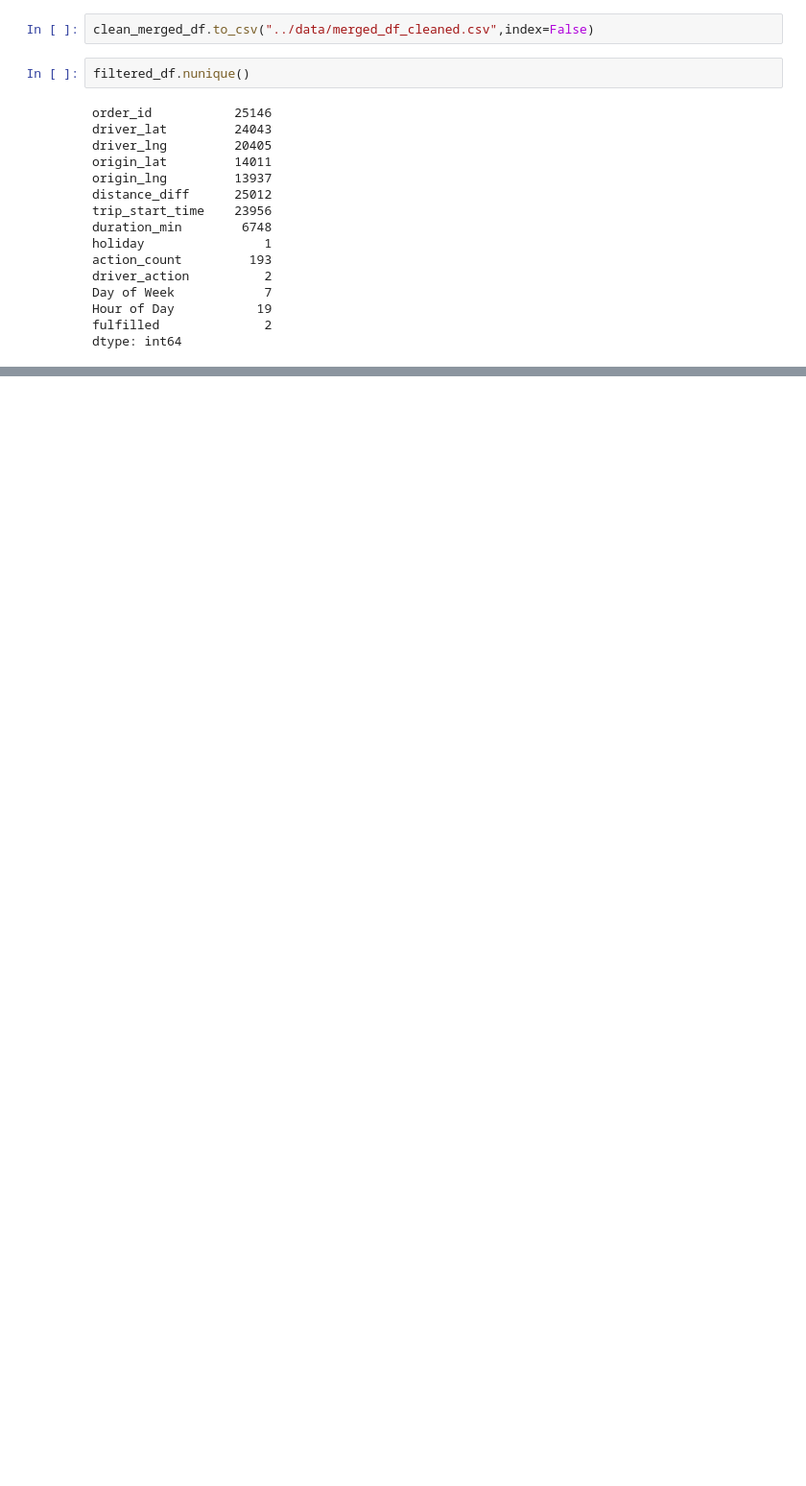
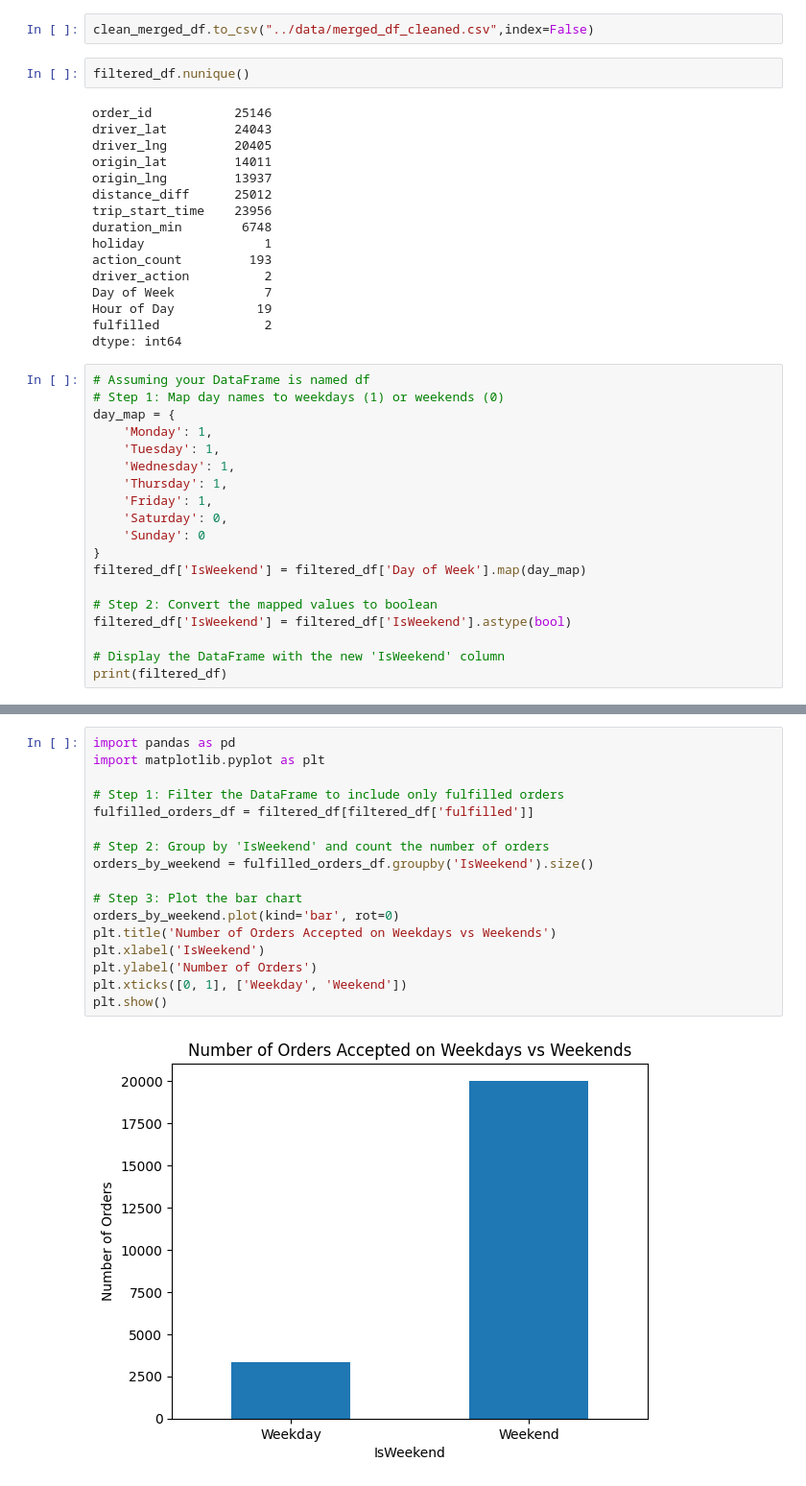
Before and after one commit to mahbubah/Logistic_optimization_Causal_Inference, a Jupyter notebook: notebooks/EDA_delivery_requests.ipynb, the cells around one changed output, grey strips where cells are left out. Shown: that part at 96% size. Cells and saved outputs as stored; diff of their text form; blank space fills up the shorter version.

```diff
--- a/notebooks/EDA_delivery_requests.ipynb
+++ b/notebooks/EDA_delivery_requests.ipynb
@@ -519,3 +519,22 @@ Day of Week            7
 Hour of Day           19
 fulfilled              2
 dtype: int64
+# %%
+# Assuming your DataFrame is named df
+# Step 1: Map day names to weekdays (1) or weekends (0)
+day_map = {
+    'Monday': 1,
+    'Tuesday': 1,
+    'Wednesday': 1,
+    'Thursday': 1,
+    'Friday': 1,
+    'Saturday': 0,
+    'Sunday': 0
+}
+filtered_df['IsWeekend'] = filtered_df['Day of Week'].map(day_map)
+
+# Step 2: Convert the mapped values to boolean
+filtered_df['IsWeekend'] = filtered_df['IsWeekend'].astype(bool)
+
+# Display the DataFrame with the new 'IsWeekend' column
+print(filtered_df)
@@ -521,0 +608,19 @@ dtype: int64
+# %%
+import pandas as pd
+import matplotlib.pyplot as plt
+
+# Step 1: Filter the DataFrame to include only fulfilled orders
+fulfilled_orders_df = filtered_df[filtered_df['fulfilled']]
+
+# Step 2: Group by 'IsWeekend' and count the number of orders
+orders_by_weekend = fulfilled_orders_df.groupby('IsWeekend').size()
+
+# Step 3: Plot the bar chart
+orders_by_weekend.plot(kind='bar', rot=0)
+plt.title('Number of Orders Accepted on Weekdays vs Weekends')
+plt.xlabel('IsWeekend')
+plt.ylabel('Number of Orders')
+plt.xticks([0, 1], ['Weekday', 'Weekend'])
+plt.show()
+# %% [output]
+[figure, added]
```
Also changed, not shown: parts of 5 cells of this notebook, 1 other file.
